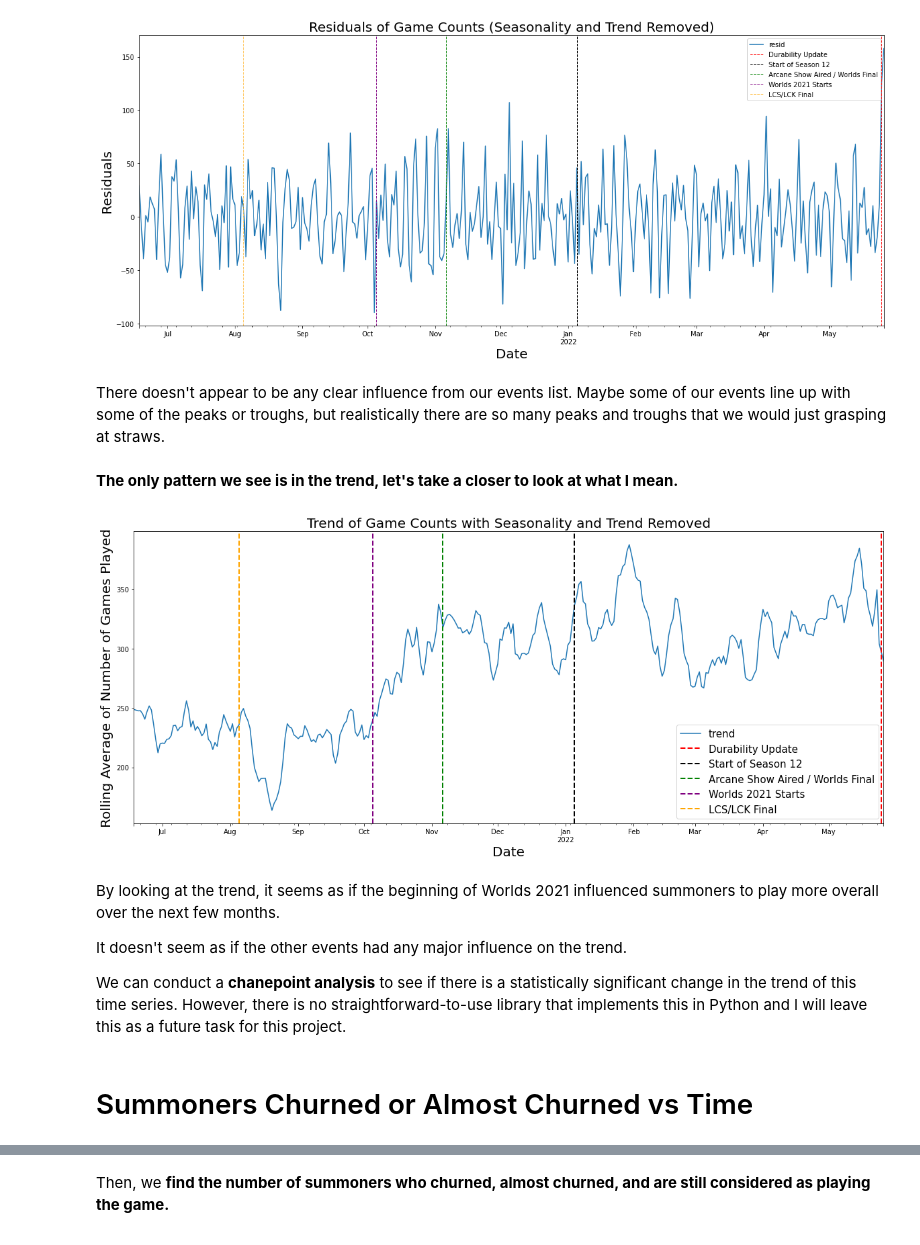
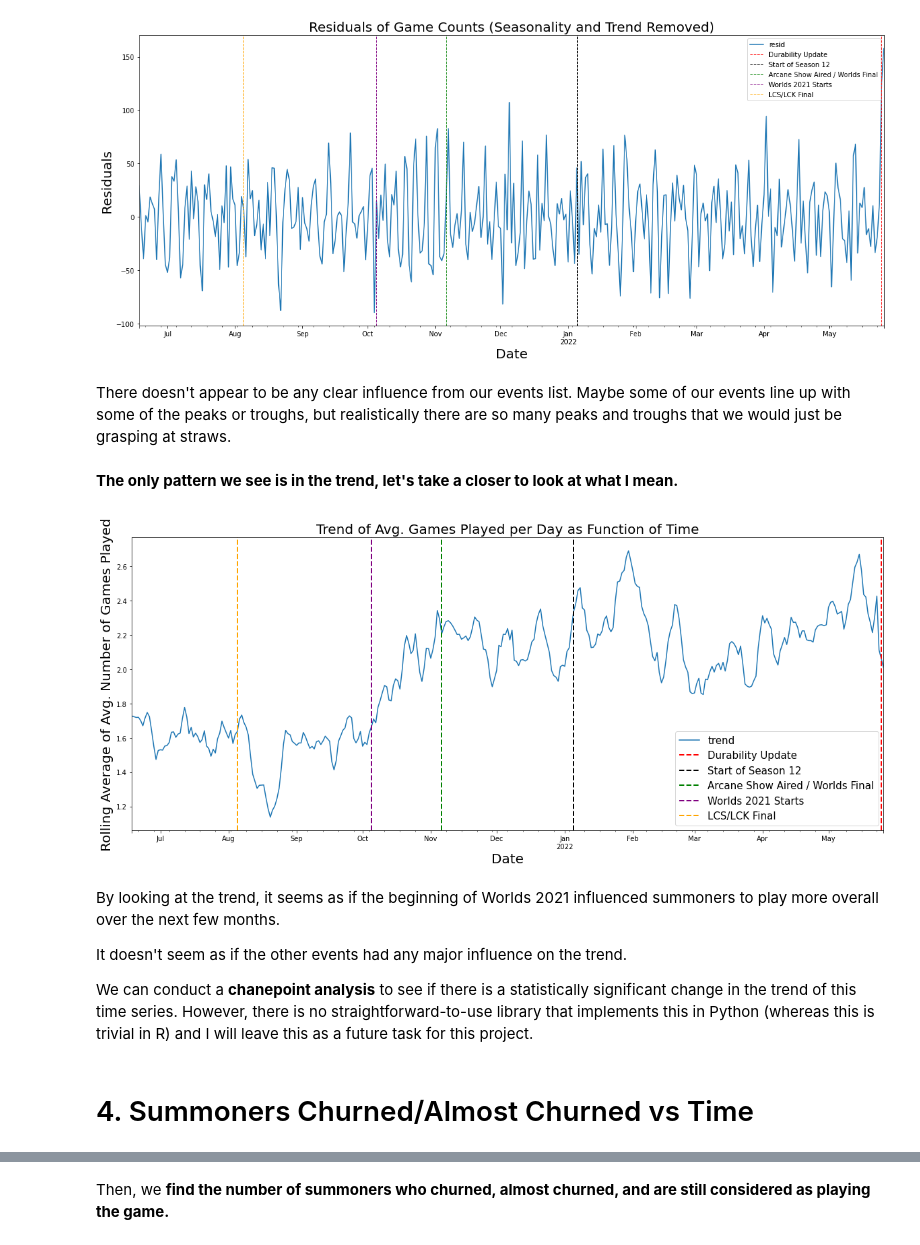
Before and after one commit to GitErickL/Summoner_Churn_Rate, a Jupyter notebook: Lol_Player_Churn_Rate_Analysis.ipynb, the cells around one changed output, grey strips where cells are left out. Cells and saved outputs as stored; diff of their text form; code cells hidden in the pictures.

```diff
--- a/Lol_Player_Churn_Rate_Analysis.ipynb
+++ b/Lol_Player_Churn_Rate_Analysis.ipynb
@@ -240,8 +256,5 @@ We have time data from N = 96 summoners which are contained in separate files, s
 # %%
 def clean_data(df):
-
-    add_4_days = 60*60*24*4
-
 
     #A little after the time when Riot started adding timestamps to their data
     #This is known as a Unix time stamp.
@@ -266,8 +279,6 @@ def clean_data(df):
     #So we remove these
     df = df[df["start_time_seconds"] > beginning]
 
-
-    #df = df[df["start_time_seconds"] < now]
 
     #duration is sometimes measured in seconds and sometimes in ms, so we convert to seconds via the
     # same condition as given earlier.
@@ -391,6 +398,9 @@ I noticed that the first and last days are very low compared to the rest of the
 #Dropping first and last data points corresponding to first and last date.
 grouped_df_date.drop(index = [grouped_df_date.index.min(), grouped_df_date.index.max()], inplace = True)
 # %%
-#We turn the counts vs days into a time series object
-counts_time_series = pd.Series(grouped_df_date["start_time_seconds"])
+#We turn the games played vs days into avg games played vs days, then into a Pandas Series
+# object to use with the time series analysis package: tsa
+
+number_players = len(pd.unique(df_new["puuid"]))
+counts_time_series = pd.Series(grouped_df_date["start_time_seconds"]/number_players)
 # %% [markdown]
@@ -538,39 +550,39 @@ plt.show()
 # %% [output]
 [figure]
 # %% [markdown]
-There doesn't appear to be any clear influence from our events list. Maybe some of our events line up with some of the peaks or troughs, but realistically there are so many peaks and troughs that we would just grasping at straws.
+There doesn't appear to be any clear influence from our events list. Maybe some of our events line up with some of the peaks or troughs, but realistically there are so many peaks and troughs that we would just be grasping at straws.
 <br>
 <br>
 **The only pattern we see is in the trend, let's take a closer to look at what I mean.**
 # %%
 fig, ax = plt.subplots(figsize = (20,8))
 
 counts_decompose.trend.plot(ax = ax)
 
-plt.title("Trend of Game Counts as Function of Time", fontsize = 20)
-plt.ylabel("Rolling Average of Number of Games Played", fontsize = 20)
+plt.title("Trend of Avg. Games Played per Day as Function of Time", fontsize = 20)
+plt.ylabel("Rolling Average of Avg. Number of Games Played", fontsize = 20)
 plt.xlabel("Date", fontsize = 20)
 
 
 for i, date in enumerate(noteable_dates):
 
     plt.axvline(x = date,
                 label = noteable_dates_labels[i],
                 c = color_list[i],
                 ls = "--",
                 lw = 2
                )
 
 plt.legend(loc = "best", fontsize = 15)
 plt.show()
 # %% [output]
-[figure, old version]
+[figure, new version]
 # %% [markdown]
 By looking at the trend, it seems as if the beginning of Worlds 2021 influenced summoners to play more overall over the next few months.
 
 It doesn't seem as if the other events had any major influence on the trend.
 
-We can conduct a **chanepoint analysis** to see if there is a statistically significant change in the trend of this time series. However, there is no straightforward-to-use library that implements this in Python and I will leave this as a future task for this project.
+We can conduct a **chanepoint analysis** to see if there is a statistically significant change in the trend of this time series. However, there is no straightforward-to-use library that implements this in Python (whereas this is trivial in R) and I will leave this as a future task for this project.
 # %% [markdown]
-# Summoners Churned or Almost Churned vs Time
+# 4. Summoners Churned/Almost Churned vs Time
 # %% [markdown]
```
Also changed, not shown: parts of 52 cells of this notebook.
